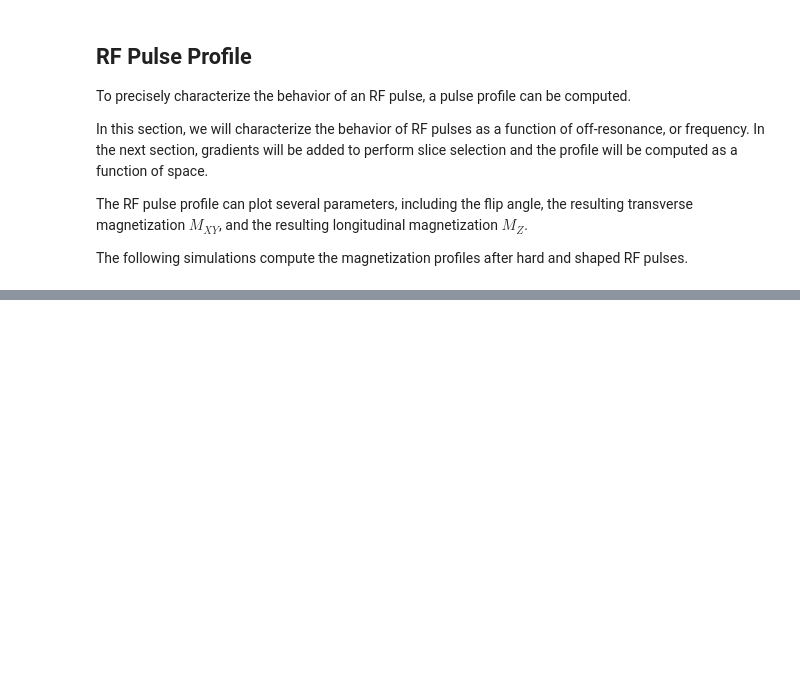
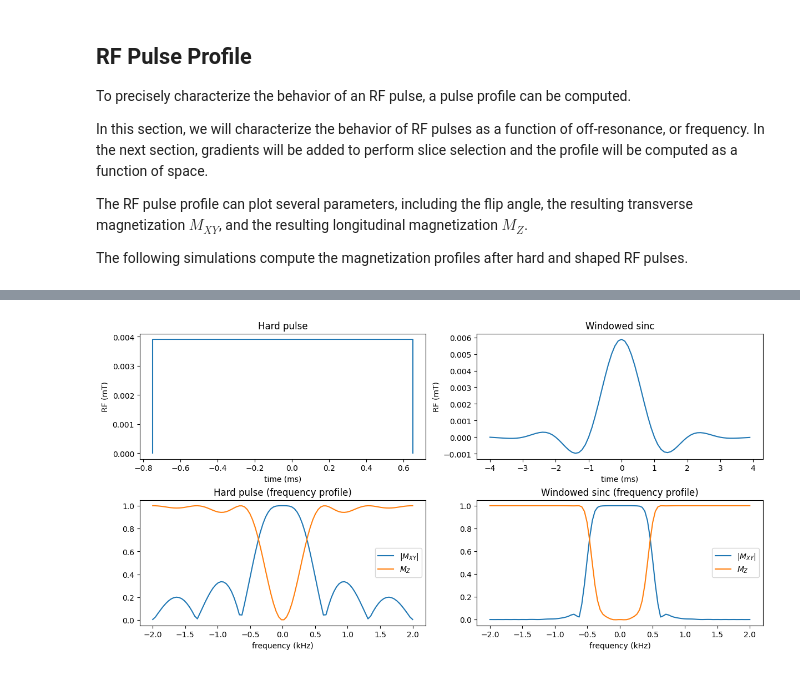
Before and after one commit to LarsonLab/MRI-education-resources, a Jupyter notebook: _sources/RF Pulses.ipynb, the cells around one changed output, grey strips where cells are left out. Cells and saved outputs as stored; diff of their text form; code cells hidden in the pictures; blank space fills up the shorter version.

```diff
--- a/_sources/RF Pulses.ipynb
+++ b/_sources/RF Pulses.ipynb
@@ -175,3 +104,80 @@ xlabel('frequency (kHz)'), legend('|M_{XY}|', 'M_Z')%, ylabel('flip')
+# %%
+import numpy as np
+import matplotlib.pyplot as plt
+import sys
+
+sys.path.append('../Physics/')
+from bloch_rotate import bloch_rotate
+
+gammabar = 42.58  # kHz/mT
+
+M0 = 1.0
+M_equilibrium = np.array([0.0, 0.0, M0])
+dt = 0.1  # ms
+
+flip = 90.0
+eps = 1e-9
+
+# ---------- Hard Pulse ----------
+tmax_hard = 1.5
+N_hard = int(round(tmax_hard / dt))
+t_hard = (np.arange(-N_hard/2, N_hard/2) * dt).astype(float)  # ms
+RF_hard = np.ones(N_hard, dtype=float)
+RF_hard = (flip * np.pi / 180.0) * RF_hard / RF_hard.sum() / (2 * np.pi * gammabar * dt)
+
+BW = 2.0  # kHz
+df = np.linspace(-BW, BW, 100)
+
+M_hard = np.tile(M_equilibrium.reshape(3, 1), (1, len(df)))
+for n in range(len(t_hard)):
+    for f_idx in range(len(df)):
+        M_hard[:, f_idx] = bloch_rotate(M_hard[:, f_idx], dt,
+                                        [float(np.real(RF_hard[n])), float(np.imag(RF_hard[n])), float(df[f_idx] / gammabar)])
+
+# ---------- Windowed Sinc Pulse ----------
+tmax_sinc = 8.0
+N_sinc = int(round(tmax_sinc / dt))
+t_sinc = (np.arange(-N_sinc//2, N_sinc//2) * dt).astype(float)  # ms
+
+RF_sinc = np.hamming(N_sinc) * np.sinc(t_sinc)
+RF_sinc = (flip * np.pi / 180.0) * RF_sinc / RF_sinc.sum() / (2 * np.pi * gammabar * dt)
+
+M_sinc = np.tile(M_equilibrium.reshape(3, 1), (1, len(df)))
+for n in range(len(t_sinc)):
+    for f_idx in range(len(df)):
+        M_sinc[:, f_idx] = bloch_rotate(M_sinc[:, f_idx], dt,
+                                        [float(np.real(RF_sinc[n])), float(np.imag(RF_sinc[n])), float(df[f_idx] / gammabar)])
+
+# ---------- Plotting ----------
+fig, axs = plt.subplots(2, 2, figsize=(12, 6), constrained_layout=True)
+
+# Left column: Hard pulse
+axs[0, 0].plot(np.hstack([t_hard[0] - eps, t_hard, t_hard[-1] + eps]), np.hstack([0.0, RF_hard, 0.0]))
+axs[0, 0].set_xlabel('time (ms)')
+axs[0, 0].set_ylabel('RF (mT)')
+axs[0, 0].set_title('Hard pulse')
+
+axs[1, 0].plot(df, np.sqrt(M_hard[0, :]**2 + M_hard[1, :]**2), label=r'$|M_{XY}|$')
+axs[1, 0].plot(df, M_hard[2, :], label=r'$M_{Z}$')
+axs[1, 0].set_title('Hard pulse (frequency profile)')
+axs[1, 0].set_xlabel('frequency (kHz)')
+axs[1, 0].legend()
+
+# Right column: Windowed sinc pulse
+axs[0, 1].plot(t_sinc, RF_sinc)
+axs[0, 1].set_xlabel('time (ms)')
+axs[0, 1].set_ylabel('RF (mT)')
+axs[0, 1].set_title('Windowed sinc')
+
+axs[1, 1].plot(df, np.sqrt(M_sinc[0, :]**2 + M_sinc[1, :]**2), label=r'$|M_{XY}|$')
+axs[1, 1].plot(df, M_sinc[2, :], label=r'$M_{Z}$')
+axs[1, 1].set_title('Windowed sinc (frequency profile)')
+axs[1, 1].set_xlabel('frequency (kHz)')
+axs[1, 1].legend()
+
+plt.show()
+# %% [output]
+[figure, added]
 # %% [markdown]
 ## Frequency Content in RF Pulses
 
```
Also changed, not shown: parts of 4 cells of this notebook, 28 other files.
